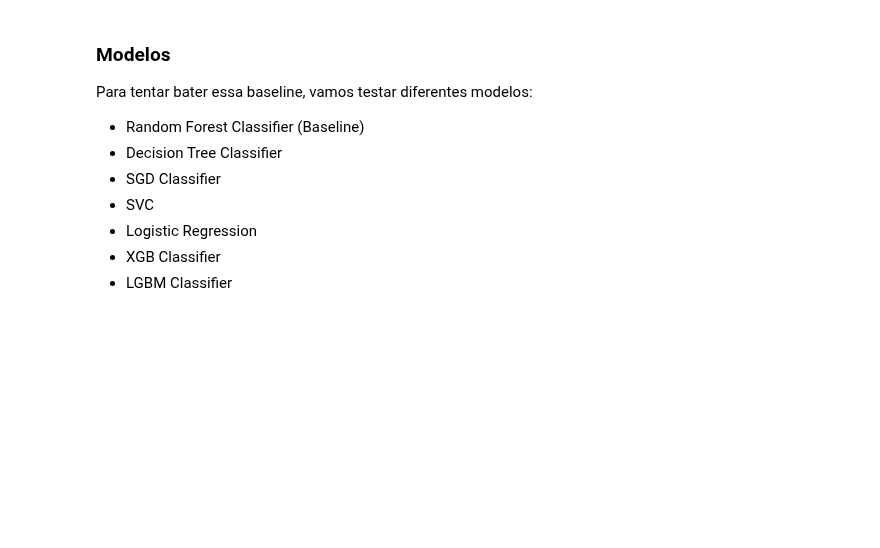
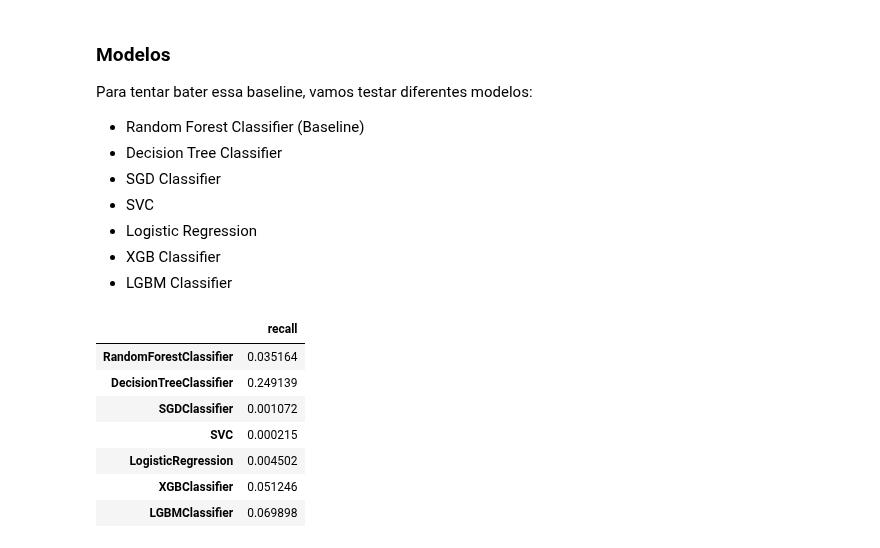
Before and after one commit to marcos-code/Portfolio_DataScience, a Jupyter notebook: Avaliação_de_Risco_de_Crédito.ipynb, the cells around one changed output. Saved outputs shown, nothing was run; the diff lists cells and outputs as text; code cells hidden in the pictures; blank space fills up the shorter version.

```diff
--- a/Avaliação_de_Risco_de_Crédito.ipynb
+++ b/Avaliação_de_Risco_de_Crédito.ipynb
@@ -465,21 +465,29 @@ Para tentar bater essa baseline, vamos testar diferentes modelos:
 * XGB Classifier
 * LGBM Classifier
 # %%
-# Instanciar modelos
+# Instanciar Modelo
 rf = RandomForestClassifier()
 dt = DecisionTreeClassifier()
 sgdc = SGDClassifier()
 svc = SVC()
 lr = LogisticRegression()
 xgb = XGBClassifier()
 lgbm = LGBMClassifier()
 
 model = []
-acc = []
-
+recall = []
 # avaliar o desempenho
 for clf in (rf, dt, sgdc, svc, lr, xgb, lgbm):
     model.append(clf.__class__.__name__)
-    acc.append(val_model(X_train, y_train, clf, quite=True))
+    recall.append(val_model(X_train, y_train, clf, quite=True))
 
-pd.DataFrame(data=acc, index=model, columns=['acc'])
+pd.DataFrame(data=recall, index=model, columns=['recall'])
+# %% [output]
+|  | recall |
+| RandomForestClassifier | 0.035164 |
+| DecisionTreeClassifier | 0.249139 |
+| SGDClassifier | 0.001072 |
+| SVC | 0.000215 |
+| LogisticRegression | 0.004502 |
+| XGBClassifier | 0.051246 |
+| LGBMClassifier | 0.069898 |
```
Also changed, not shown: parts of 8 cells of this notebook.
